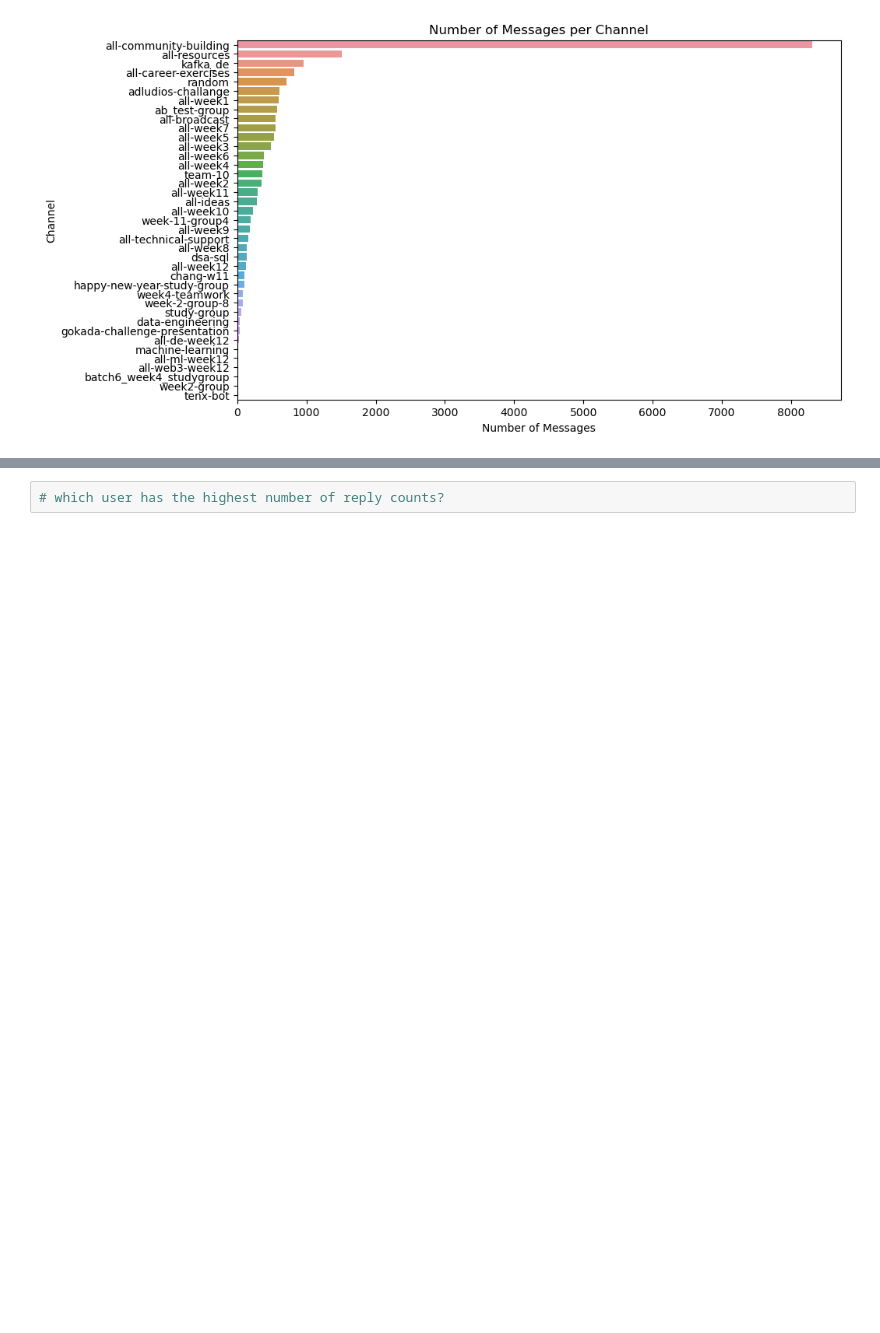
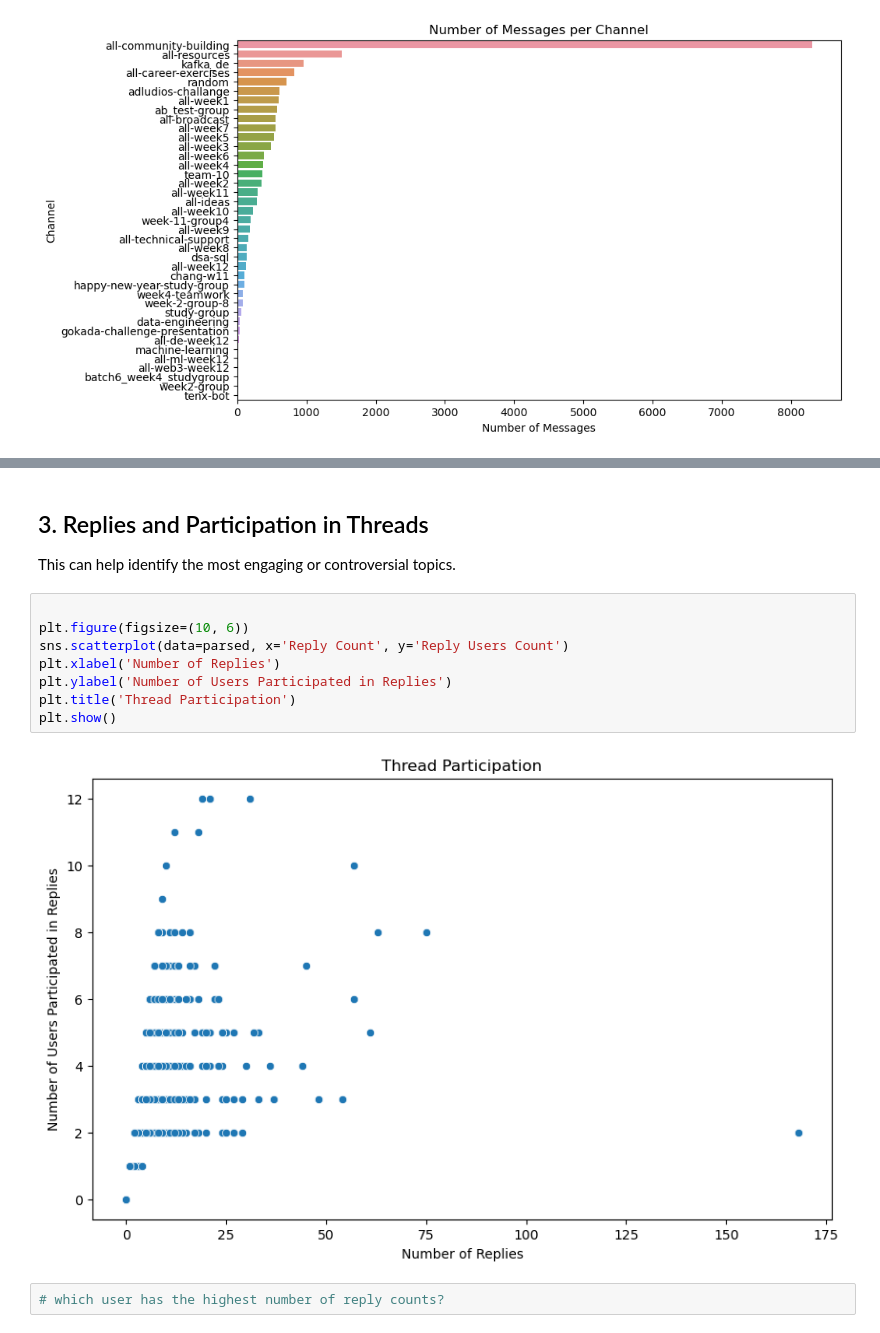
Before and after one commit to mintesnot96/10academy_week0_challenge, a Jupyter notebook: notebooks/parse_slack_data.ipynb, the cells around one changed output, grey strips where cells are left out. Saved outputs shown, nothing was run; the diff lists cells and outputs as text; blank space fills up the shorter version.

```diff
--- a/notebooks/parse_slack_data.ipynb
+++ b/notebooks/parse_slack_data.ipynb
@@ -358,3 +381,16 @@ plt.show()
+# %% [markdown]
+## 3. Replies and Participation in Threads
+This can help identify the most engaging or controversial topics.
+# %%
+
+plt.figure(figsize=(10, 6))
+sns.scatterplot(data=parsed, x='Reply Count', y='Reply Users Count')
+plt.xlabel('Number of Replies')
+plt.ylabel('Number of Users Participated in Replies')
+plt.title('Thread Participation')
+plt.show()
+# %% [output]
+[figure, added]
 # %%
 # which user has the highest number of reply counts?
 # %%
```
Also changed, not shown: parts of 3 cells of this notebook.
